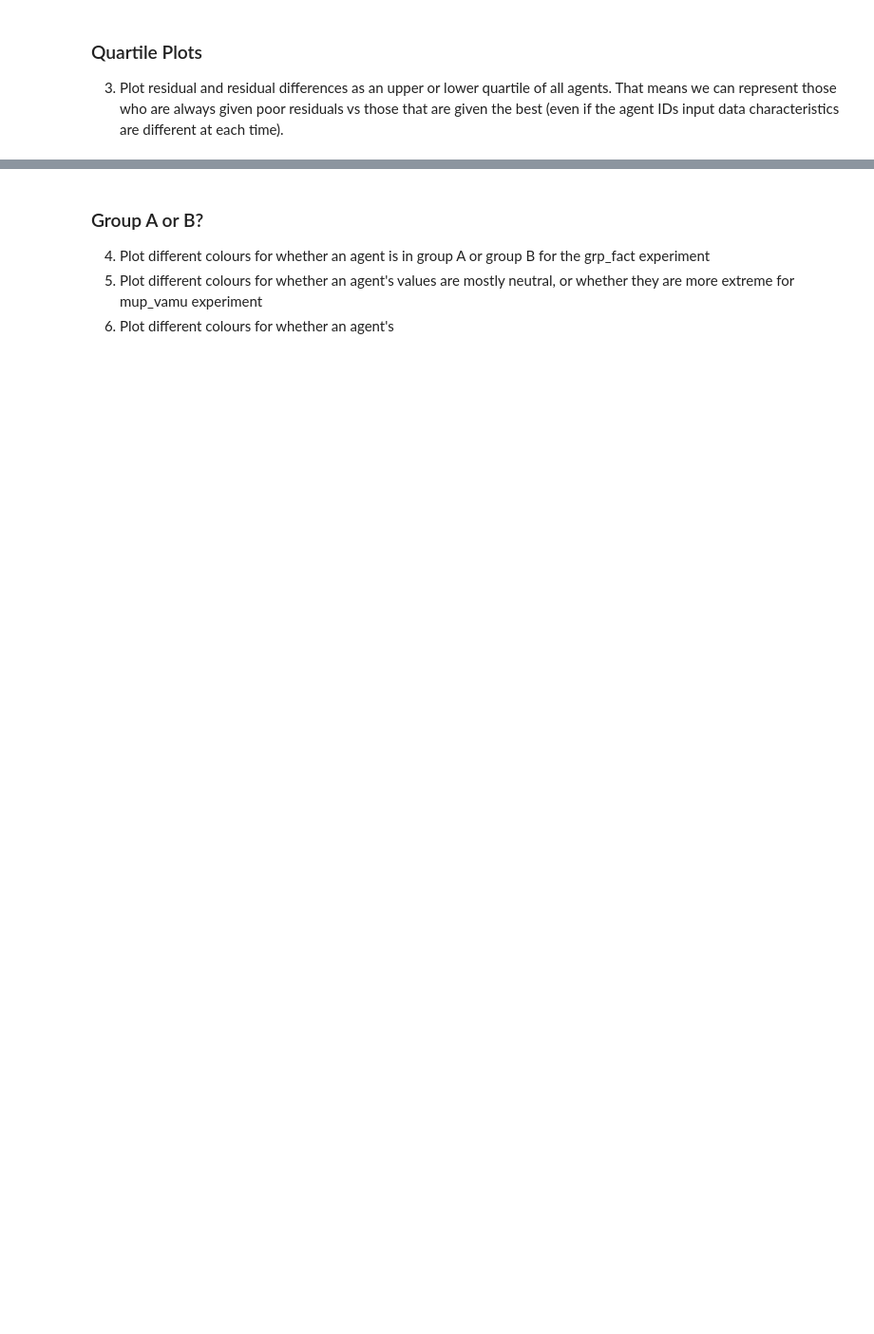
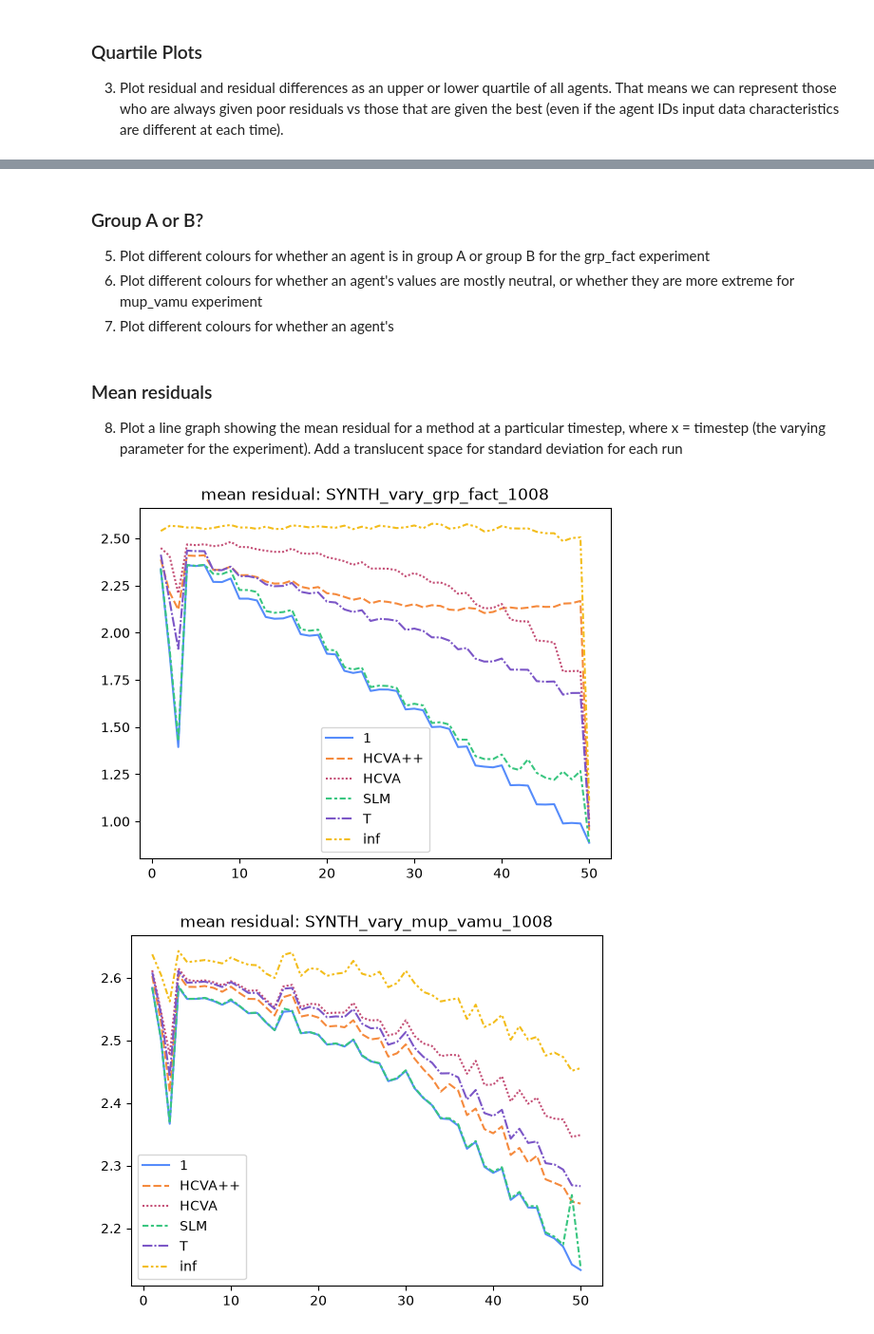
Before and after one commit to JosephTrevorrow/HCVA-plus-plus, a Jupyter notebook: data_analysis/results_explorer.ipynb, the cells around one changed output, grey strips where cells are left out. Shown at 95% size. Drawn from its saved outputs; the diff is of its cells as text; code cells hidden in the pictures; blank space fills up the shorter version.

```diff
--- a/data_analysis/results_explorer.ipynb
+++ b/data_analysis/results_explorer.ipynb
@@ -59,3 +70,23 @@ plt.show() # This plot shows a violin plot per time step (x), showing the indivi
 # %% [markdown]
 ### Quartile Plots
 3. Plot residual and residual differences as an upper or lower quartile of all agents. That means we can represent those who are always given poor residuals vs those that are given the best (even if the agent IDs input data characteristics are different at each time).
+# %%
+for exp_name, [ind_dfs, ind_diff_dfs] in experiment_dicts.items():
+    # Refactor ind_dfs/ind_diff_dfs by finding the upper and lower quartiles for each timestep in their dataframes, and only keeping those. Returning ind_dfs = {key: dataframe with 2 rows)
+    ind_quantile_dfs = {}
+    ind_diff_quantile_dfs = {}
+    for (key, ind_df), (key, ind_diff_df) in zip(ind_dfs.items(), ind_diff_dfs.items()):
+        ind_quantile_dfs[key] = ind_df.quantile(q=[0.25, 0.75], axis=0)
+        ind_diff_quantile_dfs[key] = ind_diff_df.quantile(q=[0.25, 0.75], axis=0)
+
+    # Plot each row (where col[0] for each df is an ID) onto a violin plot. Overlay for each method and plot as a 3x2 grid
+    fig_ind, axes_ind = plt.subplots(1, 6,  sharex=True, sharey=True, figsize=(19,5))
+    fig_ind.suptitle("Individual Residuals: "+exp_name)
+    fig_ind_diff, axes_ind_dff = plt.subplots(1, 6,  sharex=True, sharey=True, figsize=(19,5))
+    fig_ind_diff.suptitle("Individual Residuals difference between Residual_t - Residual_{t-1}: "+exp_name)
+    for ax_ind, ax_ind_diff, key in zip(axes_ind.flatten(), axes_ind_dff.flatten(), ind_quantile_dfs.keys()):
+        ax_ind.set_title(key)
+        ax_ind_diff.set_title(key)
+        ax_ind.violinplot(ind_quantile_dfs[key].values, showmeans=False, showmedians=False, showextrema=True)
+        ax_ind_diff.violinplot(ind_diff_quantile_dfs[key].values, showmeans=False, showmedians=False, showextrema=True)
+plt.show() # This plot shows a violin plot per time step (x), showing the individual agent data that has been averaged over 500 runs.
@@ -61,0 +103,16 @@ plt.show() # This plot shows a violin plot per time step (x), showing the indivi
+# %%
+for exp_name, [ind_dfs, ind_diff_dfs] in experiment_dicts.items():
+    # Plot each row (where col[0] for each df is an ID) onto a violin plot. Overlay for each method and plot as a 3x2 grid
+    fig_ind, axes_ind = plt.subplots(2, 3,  sharex=True, sharey=True, figsize=(19,5))
+    fig_ind.suptitle("Top: Individual Residuals, Bottom: Individual Residuals difference between Residual_t - Residual_{t-1} (Violin plots for 3 timesteps, t=0, t=25, t=50): "+exp_name)
+    fig_ind_diff, axes_ind_dff = plt.subplots(2, 3,  sharex=True, sharey=True, figsize=(19,5))
+    fig_ind_diff.suptitle("Individual Residuals difference between Residual_t - Residual_{t-1}: "+exp_name)
+    for ax_ind, ax_ind_diff, key in zip(axes_ind.flatten(), axes_ind_dff.flatten(), ind_dfs.keys()):
+        # Cut
+        ind_cut = ind_dfs[key][[1, 25, 50]]
+        ind_diff_cut = ind_diff_dfs[key][[2, 25, 50]]
+        ax_ind.set_title(key)
+        ax_ind_diff.set_title(key)
+        ax_ind.violinplot(ind_cut.values, showmeans=False, showmedians=False, showextrema=True)
+        ax_ind_diff.violinplot(ind_diff_cut.values, showmeans=False, showmedians=False, showextrema=True)
+    plt.show() # This plot shows a violin plot per time step (x), showing the individual agent data that has been averaged over 500 runs.
@@ -62,5 +126,19 @@ plt.show() # This plot shows a violin plot per time step (x), showing the indivi
 # %% [markdown]
 ### Group A or B?
-4. Plot different colours for whether an agent is in group A or group B for the grp_fact experiment
-5. Plot different colours for whether an agent's values are mostly neutral, or whether they are more extreme for mup_vamu experiment
-6. Plot different colours for whether an agent's
+5. Plot different colours for whether an agent is in group A or group B for the grp_fact experiment
+6. Plot different colours for whether an agent's values are mostly neutral, or whether they are more extreme for mup_vamu experiment
+7. Plot different colours for whether an agent's
+# %% [markdown]
+### Mean residuals
+8. Plot a line graph showing the mean residual for a method at a particular timestep, where x = timestep (the varying parameter for the experiment). Add a translucent space for standard deviation for each run
+# %%
+for exp_name, [ind_dfs, ind_diff_dfs] in experiment_dicts.items():
+    # Make a new dataframe where each col is a method, and each row is a mean (following seaborn)
+    plot_df = pd.DataFrame()
+    for key, df in ind_dfs.items():
+        plot_df[key] = df.mean(axis=0)
+    sns.lineplot(data=plot_df).set(title="mean residual: "+exp_name)
+    plt.show()
+# %% [output]
+[figure, added]
+[figure, added]
```
Also changed, not shown: parts of 7 cells of this notebook, 1 other file.
